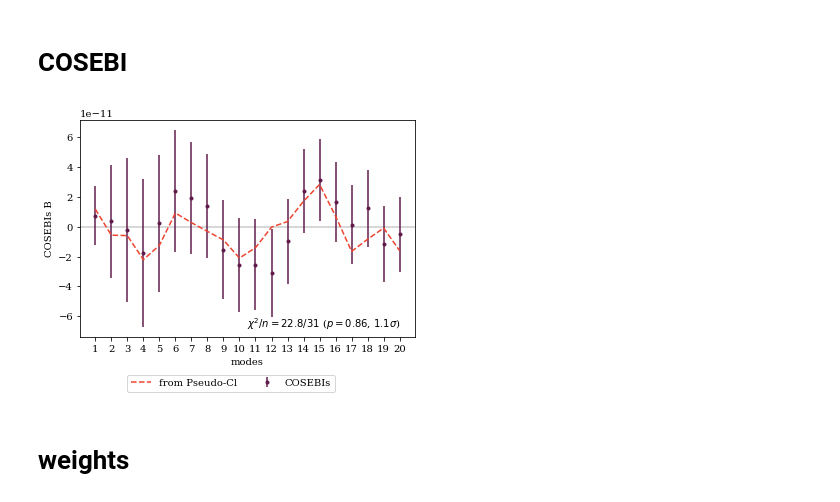
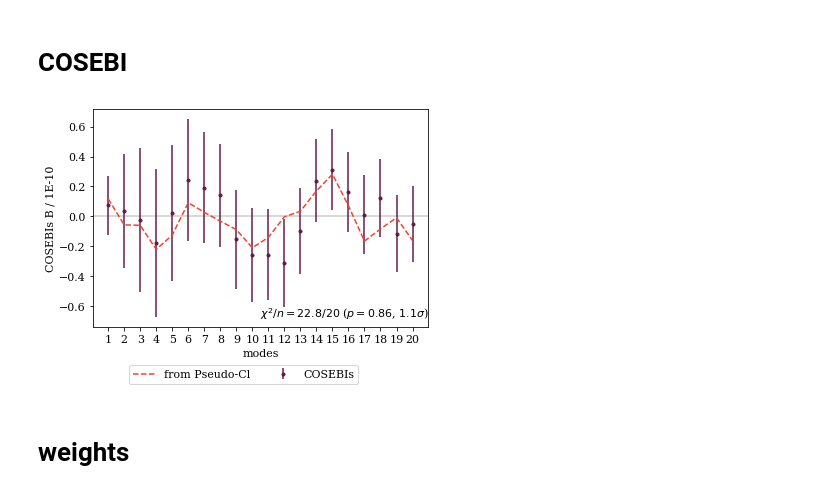
Before and after one commit to des-science/Y3_shearcat_tests, a Jupyter notebook: final_plots_paper/All_the_plots.ipynb, the cells around one changed output. Drawn from its saved outputs; the diff is of its cells as text; code cells hidden in the pictures.

Commit message:
plots

```diff
--- a/final_plots_paper/All_the_plots.ipynb
+++ b/final_plots_paper/All_the_plots.ipynb
@@ -757,29 +757,29 @@ plt.savefig('./figures/B_modes.pdf', bbox_inches='tight')
 # %%
 
 
 dictt=load_obj('all_you_need_for_cosebi')
 
 
 plt.axhline(y=0, c='.8', zorder=-99)
-plt.errorbar(np.arange(len(dictt['cosebi_b'])), dictt['cosebi_b'],dictt['cosebi_b_err'],
+plt.errorbar(np.arange(len(dictt['cosebi_b'])), dictt['cosebi_b']*10000000000.,dictt['cosebi_b_err']*10000000000.,
              marker='o', ms=3, c=colors[0], ls=' ',label='COSEBIs'
             )
-plt.plot(np.arange(len(dictt['cosebi_b'])), dictt['pseudo_cosebi'],
+plt.plot(np.arange(len(dictt['cosebi_b'])), dictt['pseudo_cosebi']*10000000000.,
              c=colors[1], linestyle='dashed',label='from Pseudo-Cl')
 ax = plt.gca()
 ax.set_xlabel('modes')
-ax.set_ylabel('COSEBIs B')
+ax.set_ylabel('COSEBIs B / 1E-10')
 cov = dictt['cosebi_b_cov']
 chi2 = np.dot( dictt['cosebi_b'], np.dot(np.linalg.inv(cov),  dictt['cosebi_b']))
 pval = scipy.stats.chi2.sf(chi2, df=len(ell))
 sigmas = scipy.stats.norm.isf(pval)
 ax.legend(loc='upper center', bbox_to_anchor=(0.45, -0.15), ncol=2)
 ax.set_xticks(np.arange(len(dictt['cosebi_b'])))
 ax.set_xticklabels(np.arange(1,len(dictt['cosebi_b'])+1))
-plt.text(0.5, 0.1, '$\\chi^2/n={:.1f}/31$ ($p={:.2f}$, ${:.1f}\\sigma$)'.format(chi2, pval, np.sqrt(sigmas**2)), ha='left', va='top', transform=ax.transAxes)
+plt.text(0.5, 0.1, '$\\chi^2/n={:.1f}/20$ ($p={:.2f}$, ${:.1f}\\sigma$)'.format(chi2, pval, np.sqrt(sigmas**2)), ha='left', va='top', transform=ax.transAxes)
 plt.savefig('./figures/COSEBIsB.pdf', bbox_inches='tight')
 # %% [output]
-[figure, old version]
+[figure, new version]
 # %% [markdown]
 # weights
 # %%
```
Also changed, not shown: parts of 3 cells of this notebook, 1 other file.
